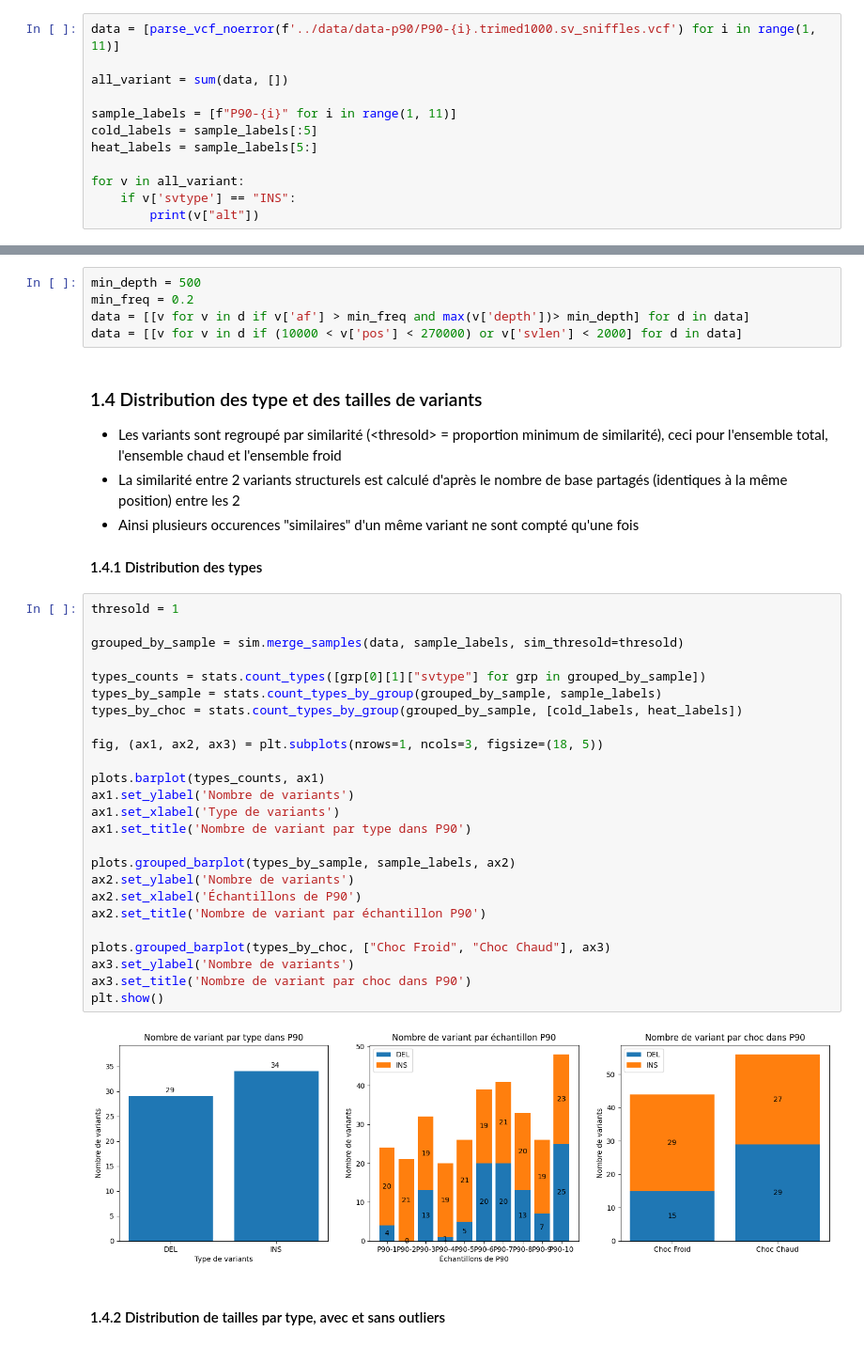
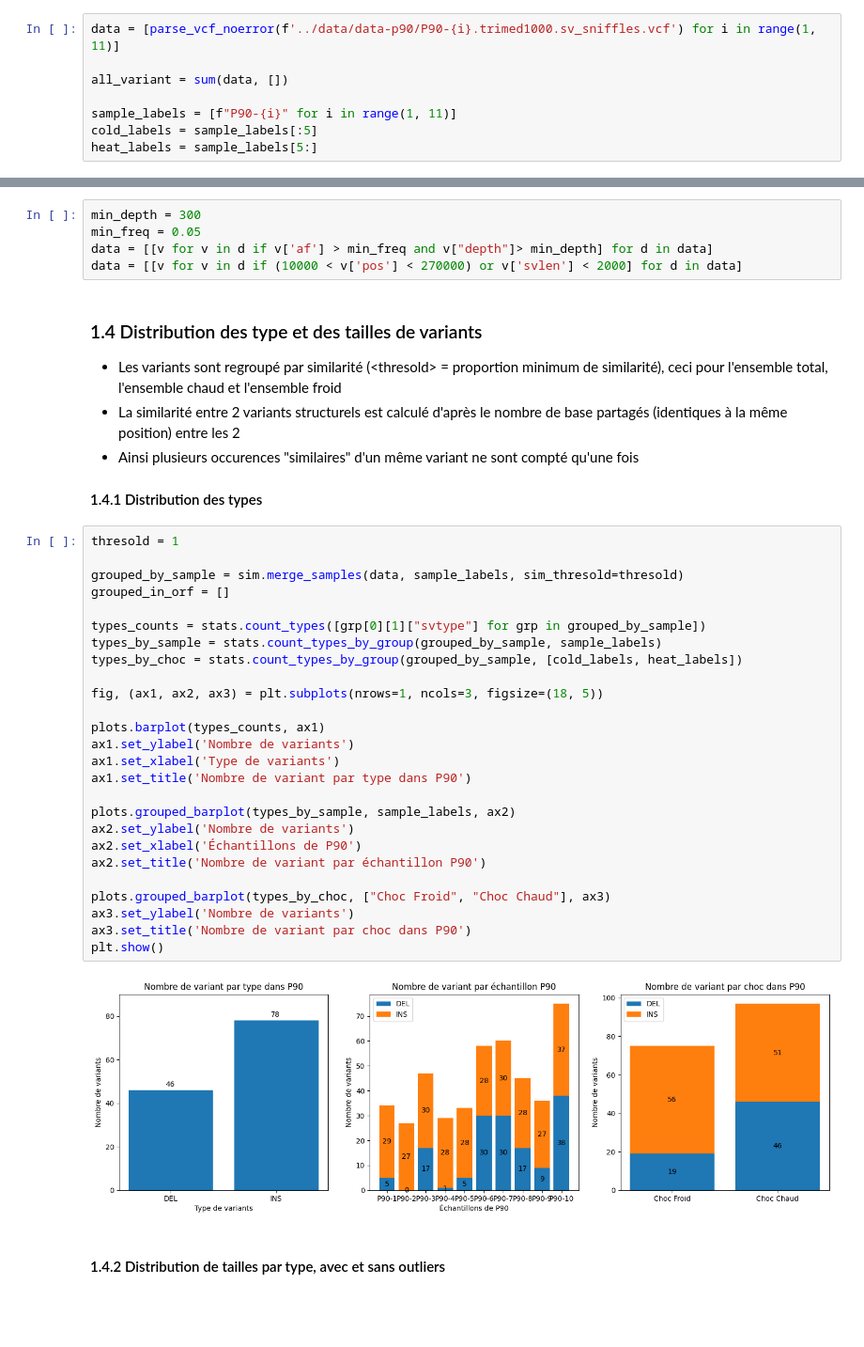
Before and after one commit to Tara-Guillorit/TP-BILL, a Jupyter notebook: src/analysis.ipynb, the cells around one changed output, grey strips where cells are left out. Shown at 94% size. Saved outputs shown, nothing was run; the diff lists cells and outputs as text; blank space fills up the shorter version.

```diff
--- a/src/analysis.ipynb
+++ b/src/analysis.ipynb
@@ -41,7 +41,3 @@ all_variant = sum(data, [])
 sample_labels = [f"P90-{i}" for i in range(1, 11)]
 cold_labels = sample_labels[:5]
 heat_labels = sample_labels[5:]
-
-for v in all_variant:
-    if v['svtype'] == "INS":
-        print(v["alt"])
@@ -119,9 +97,9 @@ plt.show()
 
 - Pour la profondeur on considère la valeur max des différentes profondeurs fournis pour un même variant
 # %%
-min_depth = 500
-min_freq = 0.2
-data = [[v for v in d if v['af'] > min_freq and max(v['depth'])> min_depth] for d in data]
+min_depth = 300
+min_freq = 0.05
+data = [[v for v in d if v['af'] > min_freq and v["depth"]> min_depth] for d in data]
 data = [[v for v in d if (10000 < v['pos'] < 270000) or v['svlen'] < 2000] for d in data]
 # %% [markdown]
 ### 1.4 Distribution des type et des tailles de variants
@@ -134,30 +112,31 @@ data = [[v for v in d if (10000 < v['pos'] < 270000) or v['svlen'] < 2000] for d
 # %%
 thresold = 1
 
 grouped_by_sample = sim.merge_samples(data, sample_labels, sim_thresold=thresold)
+grouped_in_orf = []
 
 types_counts = stats.count_types([grp[0][1]["svtype"] for grp in grouped_by_sample])
 types_by_sample = stats.count_types_by_group(grouped_by_sample, sample_labels)
 types_by_choc = stats.count_types_by_group(grouped_by_sample, [cold_labels, heat_labels])
 
 fig, (ax1, ax2, ax3) = plt.subplots(nrows=1, ncols=3, figsize=(18, 5))
 
 plots.barplot(types_counts, ax1)
 ax1.set_ylabel('Nombre de variants')
 ax1.set_xlabel('Type de variants')
 ax1.set_title('Nombre de variant par type dans P90')
 
 plots.grouped_barplot(types_by_sample, sample_labels, ax2)
 ax2.set_ylabel('Nombre de variants')
 ax2.set_xlabel('Échantillons de P90')
 ax2.set_title('Nombre de variant par échantillon P90')
 
 plots.grouped_barplot(types_by_choc, ["Choc Froid", "Choc Chaud"], ax3)
 ax3.set_ylabel('Nombre de variants')
 ax3.set_title('Nombre de variant par choc dans P90')
 plt.show()
 # %% [output]
-[figure, old version]
+[figure, new version]
 # %% [markdown]
 #### 1.4.2 Distribution de tailles par type, avec et sans outliers
 # %%
```
Also changed, not shown: parts of 11 cells of this notebook, 2 other files.
